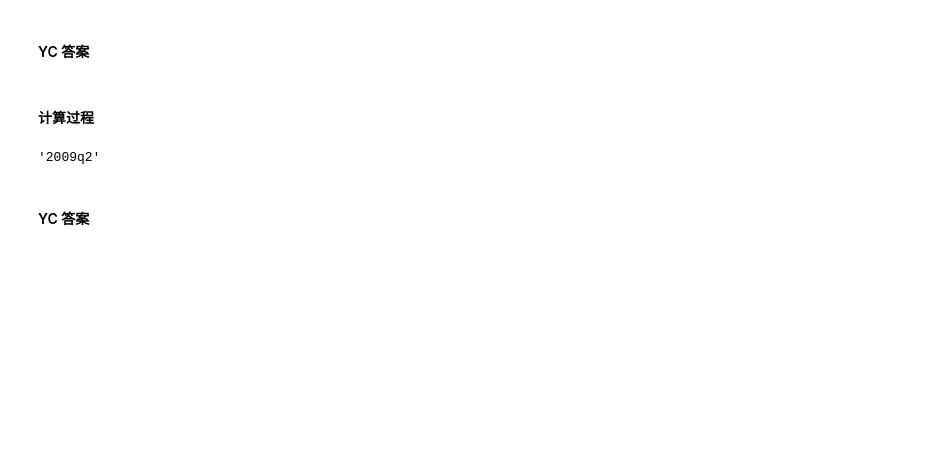
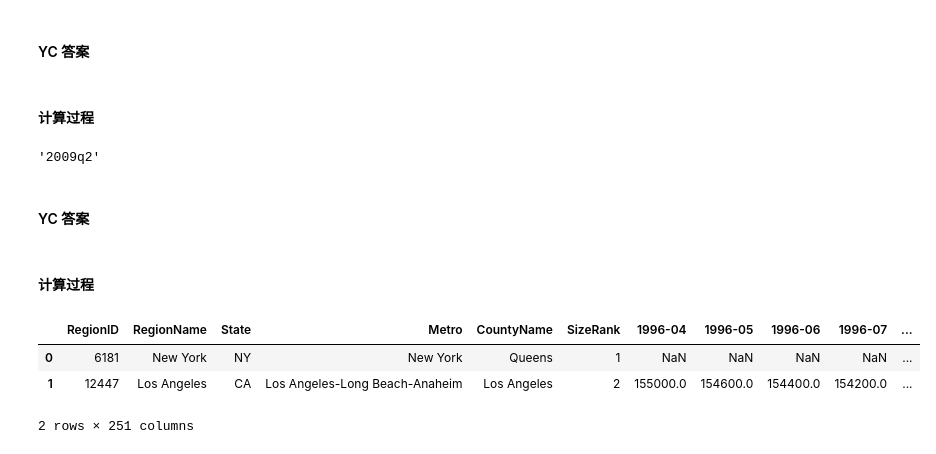
Before and after one commit to yunjcai/Applied-Data-Science-with-Python-Specialization, a Jupyter notebook: 1. Introduction to Data Science in Python/Week 4/Assignment+4.ipynb, the cells around one changed output. Cells and saved outputs as stored; diff of their text form; code cells hidden in the pictures; blank space fills up the shorter version.

```diff
--- a/1. Introduction to Data Science in Python/Week 4/Assignment+4.ipynb
+++ b/1. Introduction to Data Science in Python/Week 4/Assignment+4.ipynb
@@ -239,0 +254,11 @@ def convert_housing_data_to_quarters():
+# %% [markdown]
+<h4>计算过程</h4>
+# %%
+# 读取数据
+df = pd.read_csv('City_Zhvi_AllHomes.csv')
+df.head(2)
+# %% [output]
+|  | RegionID | RegionName | State | Metro | CountyName | SizeRank | 1996-04 | 1996-05 | 1996-06 | 1996-07 | ... |
+| 0 | 6181 | New York | NY | New York | Queens | 1 | NaN | NaN | NaN | NaN | ... |
+| 1 | 12447 | Los Angeles | CA | Los Angeles-Long Beach-Anaheim | Los Angeles | 2 | 155000.0 | 154600.0 | 154400.0 | 154200.0 | ... |
+2 rows × 251 columns
```
Also changed, not shown: parts of 19 cells of this notebook.
